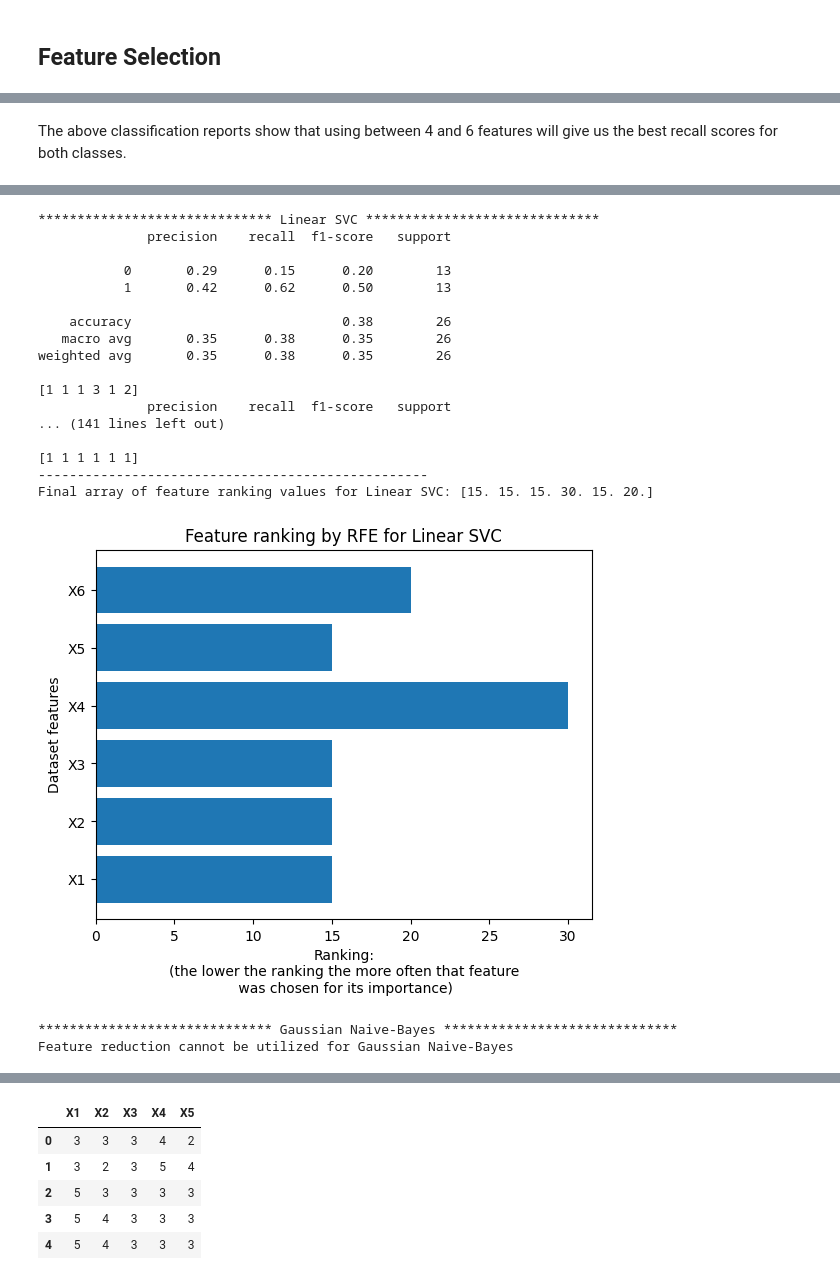
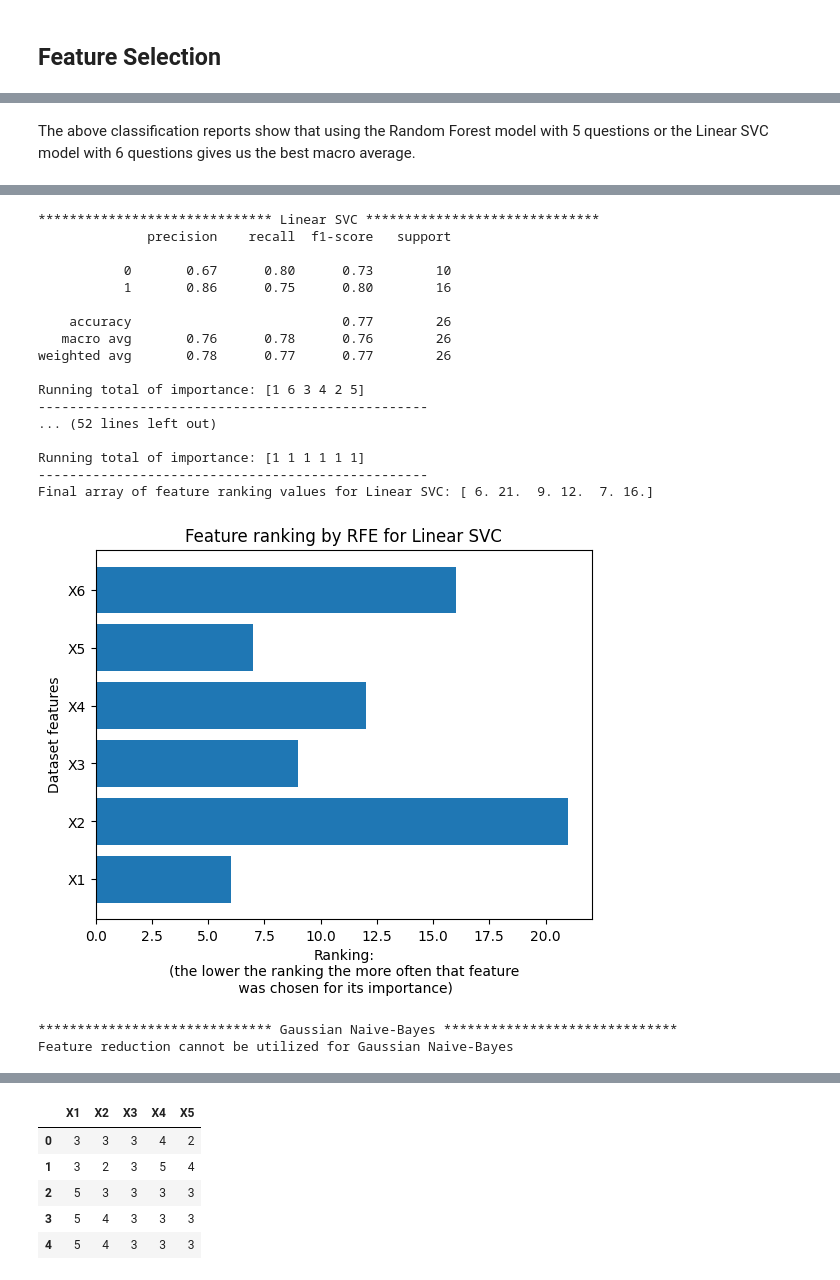
Before and after one commit to SmittyB00p/yAwe0UFmtLBhlMeG, a Jupyter notebook: models.ipynb, the cells around one changed output, grey strips where cells are left out. Cells and saved outputs as stored; diff of their text form; code cells hidden in the pictures.

```diff
--- a/models.ipynb
+++ b/models.ipynb
@@ -679,7 +690,7 @@ As of now, the models that are performing the best are the hyperparameter-tuned
 # %% [markdown]
 ## Feature Selection
 # %%
-final_models_list = {
+final_models_dict = {
     'Random Forest': hyperopt_trained_models['Random Forest'],
     'Linear SVC': trained_models_dict['Linear SVC'],
     'Gaussian Naive-Bayes': trained_models_dict['gauss_nb']
@@ -717,30 +740,54 @@ weighted avg       0.35      0.38      0.35        26
 ****************************** Gaussian Naive-Bayes ******************************
 ******************** 1 feature(s) used ********************
 Feature reduction cannot be utilized for Gaussian Naive-Bayes.
-# %% [markdown]
-The above classification reports show that using between 4 and 6 features will give us the best recall scores for both classes.
+# %% [markdown]
+The above classification reports show that using the Random Forest model with 5 questions or the Linear SVC model with 6 questions gives us the best macro average.
 # %%
-for name, model in final_models_list.items():
+## visualization of which questions each model is choosing for importance
+
+for name, model in final_models_dict.items():
     try:
         print(f"{'*'*30} {name} {'*'*30}")
         array = np.zeros(shape=(df.iloc[:, 1:].shape[1]))
-        for i in range(5):
-            for i in range(4,7):
+
+        if name == "Random Forest":
+            for i in range(1, X.shape[1]+1): #length of 6
+                # for i in range(4,7):
                 selector = RFE(estimator=model, n_features_to_select=i, step=1)
                 selector.fit(X_train_rf, y_train_rf)
                 y_pred = selector.predict(X_test_rf)
-                print(classification_report(y_test, y_pred))
+                print(classification_report(y_test_rf, y_pred))
                 rank = np.array(selector.ranking_)
-                print(rank)
+                print(f"Running total of importance: {rank}")
                 array += rank
-            print('-'*50)
-        print(f"Final array of feature ranking values for {name}: {array}\n")
+                print('-'*50)
+            print(f"Final array of feature ranking values for {name}: {array}\n")
 
-        plt.barh(y=X.columns, width=array)
-        plt.title(f'Feature ranking by RFE for {name}')
-        plt.xlabel('Ranking:\n(the lower the ranking the more often that feature\n was chosen for its importance)')
-        plt.ylabel('Dataset features')
-        plt.show()
+            plt.barh(y=X.columns, width=array)
+            plt.title(f'Feature ranking by RFE for {name}')
+            plt.xlabel('Ranking:\n(the lower the ranking the more often that feature\n was chosen for its importance)')
+            plt.ylabel('Dataset features')
+            plt.show()
+
+        else:
+            for i in range(1, X.shape[1]+1): #length of 6 (total questions in questionaire)
+                # for i in range(4,7):
+                selector = RFE(estimator=model, n_features_to_select=i, step=1)
+                selector.fit(X_train_gauss_svc, y_train_gauss_svc)
+                y_pred = selector.predict(X_test_gauss_svc)
+                print(classification_report(y_test_gauss_svc, y_pred))
+                rank = np.array(selector.ranking_)
+                print(f"Running total of importance: {rank}")
+                array += rank
+                print('-'*50)
+            print(f"Final array of feature ranking values for {name}: {array}\n")
+
+            plt.barh(y=X.columns, width=array)
+            plt.title(f'Feature ranking by RFE for {name}')
+            plt.xlabel('Ranking:\n(the lower the ranking the more often that feature\n was chosen for its importance)')
+            plt.ylabel('Dataset features')
+            plt.show()
+
     except:
         print(f'Feature reduction cannot be utilized for {name}')
 # %% [output]
@@ -765,21 +812,21 @@ Final array of feature ranking values for Random Forest: [20. 15. 15. 15. 15. 30
 ****************************** Linear SVC ******************************
               precision    recall  f1-score   support
 
-           0       0.29      0.15      0.20        13
-           1       0.42      0.62      0.50        13
+           0       0.67      0.80      0.73        10
+           1       0.86      0.75      0.80        16
 
-    accuracy                           0.38        26
-   macro avg       0.35      0.38      0.35        26
-weighted avg       0.35      0.38      0.35        26
+    accuracy                           0.77        26
+   macro avg       0.76      0.78      0.76        26
+weighted avg       0.78      0.77      0.77        26
 
-[1 1 1 3 1 2]
-              precision    recall  f1-score   support
-... (141 lines left out)
+Running total of importance: [1 6 3 4 2 5]
+--------------------------------------------------
+... (52 lines left out)
 
-[1 1 1 1 1 1]
+Running total of importance: [1 1 1 1 1 1]
 --------------------------------------------------
-Final array of feature ranking values for Linear SVC: [15. 15. 15. 30. 15. 20.]
+Final array of feature ranking values for Linear SVC: [ 6. 21.  9. 12.  7. 16.]
-[figure, old version]
+[figure, new version]
 ****************************** Gaussian Naive-Bayes ******************************
 Feature reduction cannot be utilized for Gaussian Naive-Bayes
 # %%
```
Also changed, not shown: parts of 41 cells of this notebook, 1 other file.
